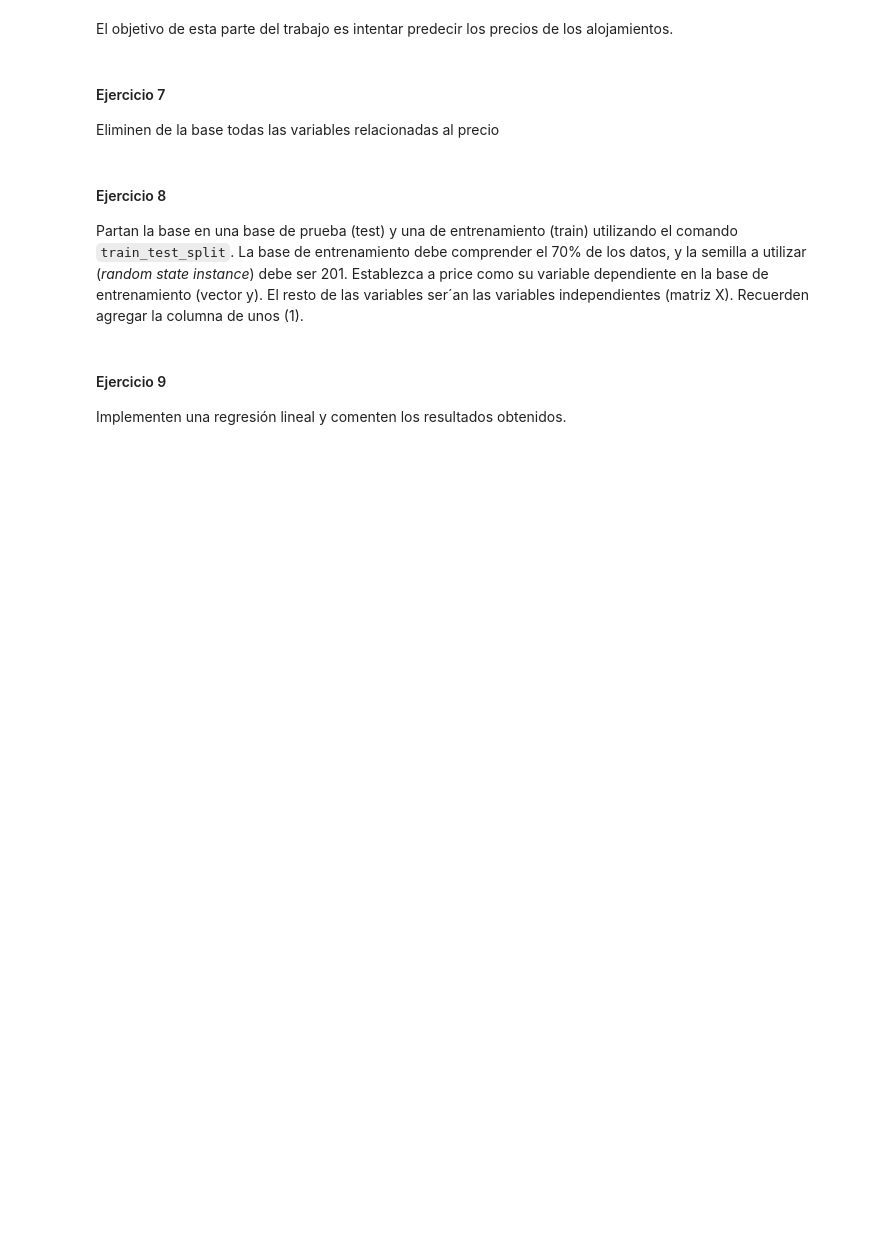
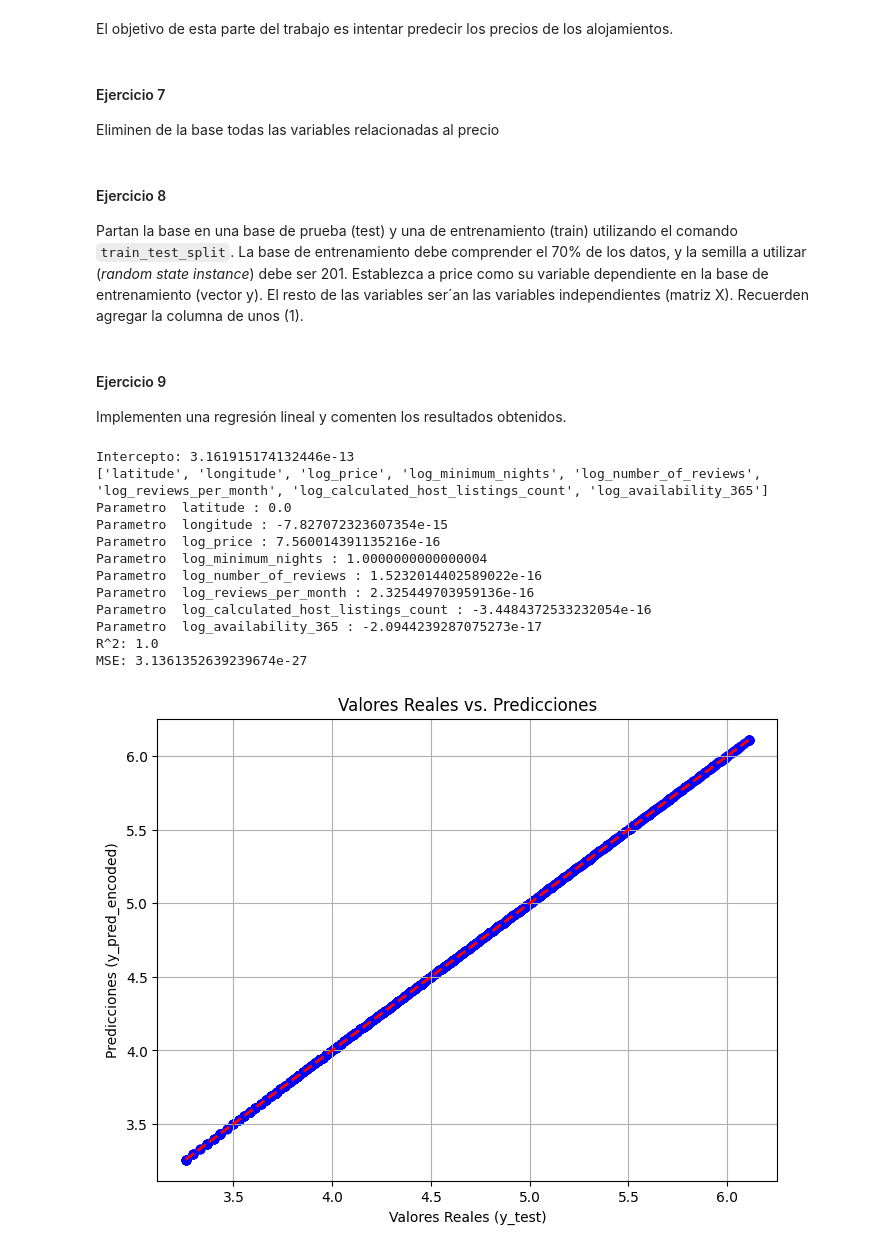
Before and after one commit to IaraWilliams/CC408-T2-2, a Jupyter notebook: TP2/TP2.ipynb, the cells around one changed output. Saved outputs shown, nothing was run; the diff lists cells and outputs as text; code cells hidden in the pictures; blank space fills up the shorter version.

Commit message:
Agrego ejercicios 8 y 9

```diff
--- a/TP2/TP2.ipynb
+++ b/TP2/TP2.ipynb
@@ -40,7 +44,7 @@ from sklearn.decomposition import PCA
 # %%
 
 # Cargar el archivo CSV
-file1 = "/Users/iar/Desktop/Ciencia de datos/TP2/Base_Airbnb_NY.csv"
+file1 = "C:/Users/Usuario/Documents/2024_UDESA/segundo semestre 2024_UDESA/ciencias de datos/TPs/ciencia-de-datos/TP2/Base_Airbnb_NY.csv"
 airbnb_data = pd.read_csv(file1)
 # %%
 # Eliminar duplicados si los hay
@@ -525,3 +527,21 @@ Partan la base en una base de prueba (test) y una de entrenamiento (train) utili
+# %%
+# Resolver acá
+from sklearn.model_selection import train_test_split
+
+# Separo la variable dependiente 'price' de las variables independientes
+    # saco las variables con strings en la matriz de variables independientes
+var_indeps_df = airbnb_data_cleaned.drop(columns=['name','host_name','neighbourhood_group','neighbourhood', 'room_type','price','price', 'minimum_nights',
+       'number_of_reviews', 'reviews_per_month',
+       'calculated_host_listings_count', 'availability_365',
+       'neighbourhood_group_num', 'room_type_num', 'offer_group'])    # Matriz de variables independientes
+y = airbnb_data_cleaned['log_price']    # Vector de variable dependiente
+
+
+# Agrego la columna de unos a la matriz de variables independientes
+var_indeps = np.hstack([np.ones((var_indeps_df.shape[0], 1)), var_indeps_df])  # np.ones añade una columna de unos al inicio de la matriz
+
+# Dividir el conjunto de datos en entrenamiento y prueba
+X_train_encoded, X_test_encoded, y_train, y_test = train_test_split(var_indeps, y, test_size=0.3, random_state=201)
 # %% [markdown]
 #### Ejercicio 9
 Implementen una regresión lineal y comenten los resultados obtenidos.
@@ -529,0 +548,54 @@ Implementen una regresión lineal y comenten los resultados obtenidos.
+# %%
+# Resolver acá
+
+# Crear y entrenar el modelo de regresión lineal
+model = LinearRegression()
+model.fit(X_train_encoded, y_train)
+
+intercepto_model = model.intercept_
+print('\nIntercepto:', intercepto_model)
+
+variables_X= list(var_indeps_df.columns)
+print(variables_X)
+pendiente_model = model.coef_
+for  i in range (len(variables_X)):
+    print('Parametro ',variables_X[i] ,":", pendiente_model[i])
+
+# Hacer predicciones con el conjunto de prueba
+y_pred_encoded = model.predict(X_test_encoded)
+
+# Calcular métricas de rendimiento
+r2_encoded = r2_score(y_test, y_pred_encoded)
+mse_encoded = mean_squared_error(y_test, y_pred_encoded)
+
+# Mostrar los resultados
+print(f"R^2: {r2_encoded}")
+print(f"MSE: {mse_encoded}")
+
+# Crear el gráfico de dispersión
+plt.figure(figsize=(8, 6))
+plt.scatter(y_test, y_pred_encoded, color='blue', alpha=0.5)
+
+# Agregar la línea de regresión perfecta (y = x)
+plt.plot([y_test.min(), y_test.max()], [y_test.min(), y_test.max()], color='red', linestyle='--', linewidth=2)
+
+# Etiquetas
+plt.title('Valores Reales vs. Predicciones')
+plt.xlabel('Valores Reales (y_test)')
+plt.ylabel('Predicciones (y_pred_encoded)')
+plt.grid(True)
+plt.show()
+# %% [output]
+Intercepto: 3.161915174132446e-13
+['latitude', 'longitude', 'log_price', 'log_minimum_nights', 'log_number_of_reviews', 'log_reviews_per_month', 'log_calculated_host_listings_count', 'log_availability_365']
+Parametro  latitude : 0.0
+Parametro  longitude : -7.827072323607354e-15
+Parametro  log_price : 7.560014391135216e-16
+Parametro  log_minimum_nights : 1.0000000000000004
+Parametro  log_number_of_reviews : 1.5232014402589022e-16
+Parametro  log_reviews_per_month : 2.325449703959136e-16
+Parametro  log_calculated_host_listings_count : -3.4484372533232054e-16
+Parametro  log_availability_365 : -2.0944239287075273e-17
+R^2: 1.0
+MSE: 3.1361352639239674e-27
+[figure, added]
```
Also changed, not shown: parts of 5 cells of this notebook.
